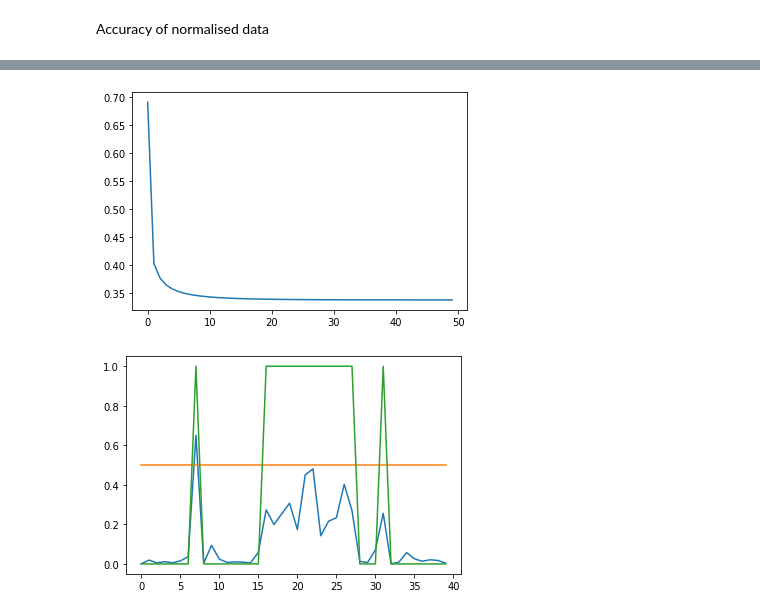
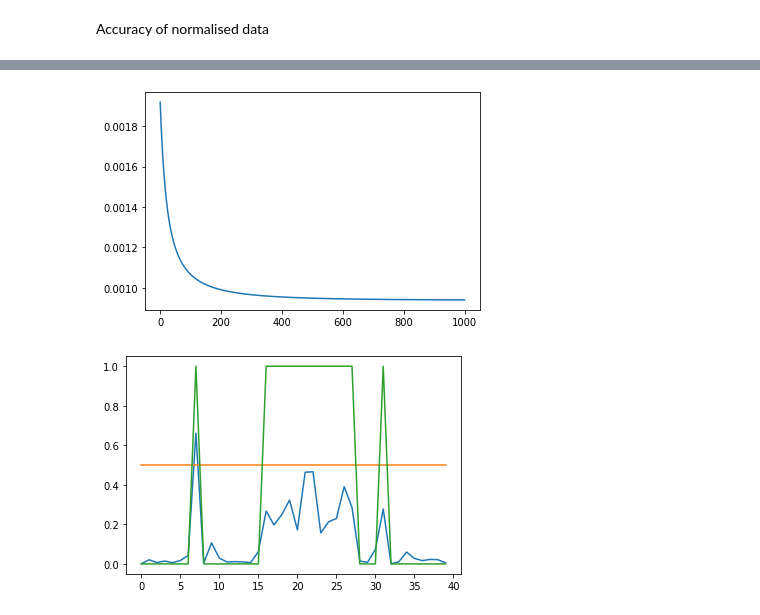
Before and after one commit to ayyappa7/social_networking_Logistic, a Jupyter notebook: logistic-regression/logistic_regression.ipynb, the cells around one changed output, grey strips where cells are left out. Cells and saved outputs as stored; diff of their text form; code cells hidden in the pictures.

```diff
--- a/logistic-regression/logistic_regression.ipynb
+++ b/logistic-regression/logistic_regression.ipynb
@@ -5,7 +5,7 @@ import scipy.stats as stats
 # %%
 def LogisticCostFunction(expected, output):
     return -1 * (sum(expected * np.log(output + 0.00000001) + (1 - expected) * np.log(1.00000001 - output)) / len(
-        expected))
+        expected))/len(expected)
 # %%
 def sigmoid(output):
     return 1 / (1 + np.exp(-1 * output))
@@ -18,7 +18,7 @@ def logistic_regression(input, params, expected, alpha, epochs):
         result = sigmoid(result)
         cost = LogisticCostFunction(expected, result)
         costarr.append(cost)
-        params = params - alpha * (np.sum(input * np.transpose((result - expected)), 1))
+        params = params - alpha * (np.sum(input * np.transpose((result - expected)), 1))/len(result)
     plt.plot(np.arange(0, len(costarr)), costarr)
     plt.show()
     return params
@@ -102,14 +102,14 @@ plt.show()
 # %%
 params = np.array([[0.01, 0.01, 0.01, 0.01]])
-alpha = 0.01
-params = logistic_regression(trainStandardized, params, out_train_std, alpha, 50)
+alpha = 0.1
+params = logistic_regression(trainStandardized, params, out_train_std, alpha, 1000)
 
 predicted=sigmoid(np.transpose(np.dot(params, testStandardised)))
 arr =[i for i in range(len(predicted))]
 plt.plot(arr,np.transpose(predicted)[0])
 plt.plot(arr,[0.5 for i in range(len(predicted))])
 plt.plot(arr,out_test_std)
 plt.show()
 # %% [output]
-[figure, old version]
+[figure, new version]
 [figure]
```
Also changed, not shown: parts of 1 cell of this notebook, 1 other file.
